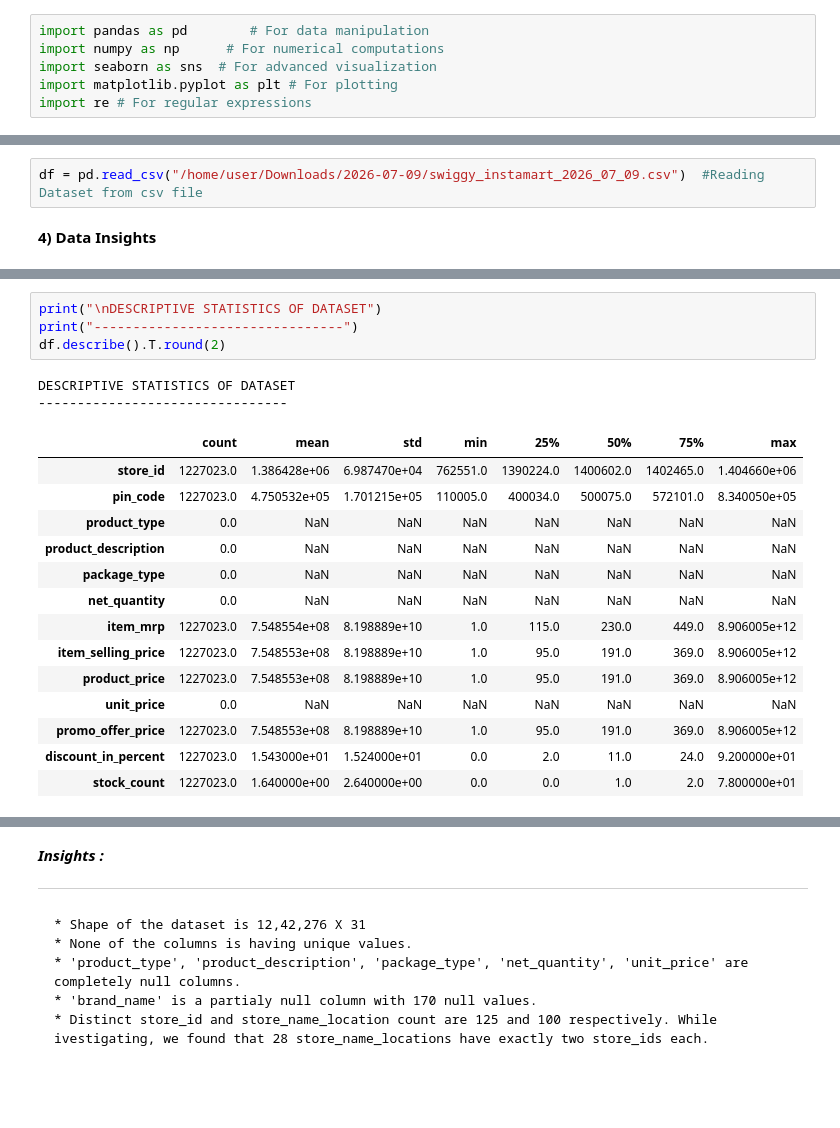
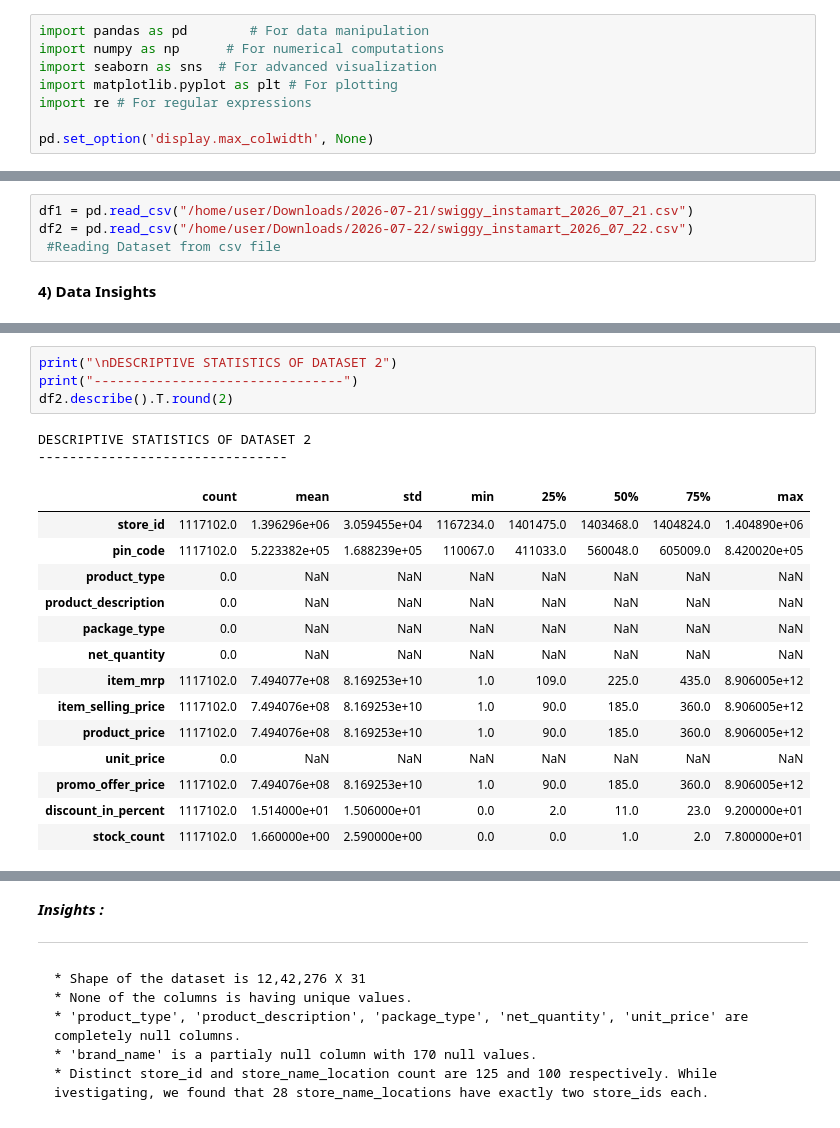
Before and after one commit to JONCYMARIAMJOHN/hw-training, a Jupyter notebook: 2026-07-09/swiggy.ipynb, the cells around one changed output, grey strips where cells are left out. Drawn from its saved outputs; the diff is of its cells as text; blank space fills up the shorter version.

```diff
--- a/2026-07-09/swiggy.ipynb
+++ b/2026-07-09/swiggy.ipynb
@@ -12,10 +12,14 @@ import numpy as np      # For numerical computations
 import seaborn as sns  # For advanced visualization
 import matplotlib.pyplot as plt # For plotting
 import re # For regular expressions
+
+pd.set_option('display.max_colwidth', None)
 # %% [markdown]
 **3) Import Dataset**
 # %%
-df = pd.read_csv("/home/user/Downloads/2026-07-09/swiggy_instamart_2026_07_09.csv")  #Reading Dataset from csv file
+df1 = pd.read_csv("/home/user/Downloads/2026-07-21/swiggy_instamart_2026_07_21.csv")
+df2 = pd.read_csv("/home/user/Downloads/2026-07-22/swiggy_instamart_2026_07_22.csv")
+ #Reading Dataset from csv file
 # %% [markdown]
 **4) Data Insights**
 # %%
@@ -43,22 +69,22 @@ memory usage: 290.2+ MB
 # %%
-print("\nDESCRIPTIVE STATISTICS OF DATASET")
+print("\nDESCRIPTIVE STATISTICS OF DATASET 2")
 print("--------------------------------")
-df.describe().T.round(2)
+df2.describe().T.round(2)
 # %% [output]
-DESCRIPTIVE STATISTICS OF DATASET
+DESCRIPTIVE STATISTICS OF DATASET 2
 --------------------------------
 |  | count | mean | std | min | 25% | 50% | 75% | max |
-| store_id | 1227023.0 | 1.386428e+06 | 6.987470e+04 | 762551.0 | 1390224.0 | 1400602.0 | 1402465.0 | 1.404660e+06 |
-| pin_code | 1227023.0 | 4.750532e+05 | 1.701215e+05 | 110005.0 | 400034.0 | 500075.0 | 572101.0 | 8.340050e+05 |
+| store_id | 1117102.0 | 1.396296e+06 | 3.059455e+04 | 1167234.0 | 1401475.0 | 1403468.0 | 1404824.0 | 1.404890e+06 |
+| pin_code | 1117102.0 | 5.223382e+05 | 1.688239e+05 | 110067.0 | 411033.0 | 560048.0 | 605009.0 | 8.420020e+05 |
 | product_type | 0.0 | NaN | NaN | NaN | NaN | NaN | NaN | NaN |
 | product_description | 0.0 | NaN | NaN | NaN | NaN | NaN | NaN | NaN |
 | package_type | 0.0 | NaN | NaN | NaN | NaN | NaN | NaN | NaN |
 | net_quantity | 0.0 | NaN | NaN | NaN | NaN | NaN | NaN | NaN |
-| item_mrp | 1227023.0 | 7.548554e+08 | 8.198889e+10 | 1.0 | 115.0 | 230.0 | 449.0 | 8.906005e+12 |
-| item_selling_price | 1227023.0 | 7.548553e+08 | 8.198889e+10 | 1.0 | 95.0 | 191.0 | 369.0 | 8.906005e+12 |
-| product_price | 1227023.0 | 7.548553e+08 | 8.198889e+10 | 1.0 | 95.0 | 191.0 | 369.0 | 8.906005e+12 |
+| item_mrp | 1117102.0 | 7.494077e+08 | 8.169253e+10 | 1.0 | 109.0 | 225.0 | 435.0 | 8.906005e+12 |
+| item_selling_price | 1117102.0 | 7.494076e+08 | 8.169253e+10 | 1.0 | 90.0 | 185.0 | 360.0 | 8.906005e+12 |
+| product_price | 1117102.0 | 7.494076e+08 | 8.169253e+10 | 1.0 | 90.0 | 185.0 | 360.0 | 8.906005e+12 |
 | unit_price | 0.0 | NaN | NaN | NaN | NaN | NaN | NaN | NaN |
-| promo_offer_price | 1227023.0 | 7.548553e+08 | 8.198889e+10 | 1.0 | 95.0 | 191.0 | 369.0 | 8.906005e+12 |
-| discount_in_percent | 1227023.0 | 1.543000e+01 | 1.524000e+01 | 0.0 | 2.0 | 11.0 | 24.0 | 9.200000e+01 |
-| stock_count | 1227023.0 | 1.640000e+00 | 2.640000e+00 | 0.0 | 0.0 | 1.0 | 2.0 | 7.800000e+01 |
+| promo_offer_price | 1117102.0 | 7.494076e+08 | 8.169253e+10 | 1.0 | 90.0 | 185.0 | 360.0 | 8.906005e+12 |
+| discount_in_percent | 1117102.0 | 1.514000e+01 | 1.506000e+01 | 0.0 | 2.0 | 11.0 | 23.0 | 9.200000e+01 |
+| stock_count | 1117102.0 | 1.660000e+00 | 2.590000e+00 | 0.0 | 0.0 | 1.0 | 2.0 | 7.800000e+01 |
 # %%
```
Also changed, not shown: parts of 50 cells of this notebook, 4 other files.
